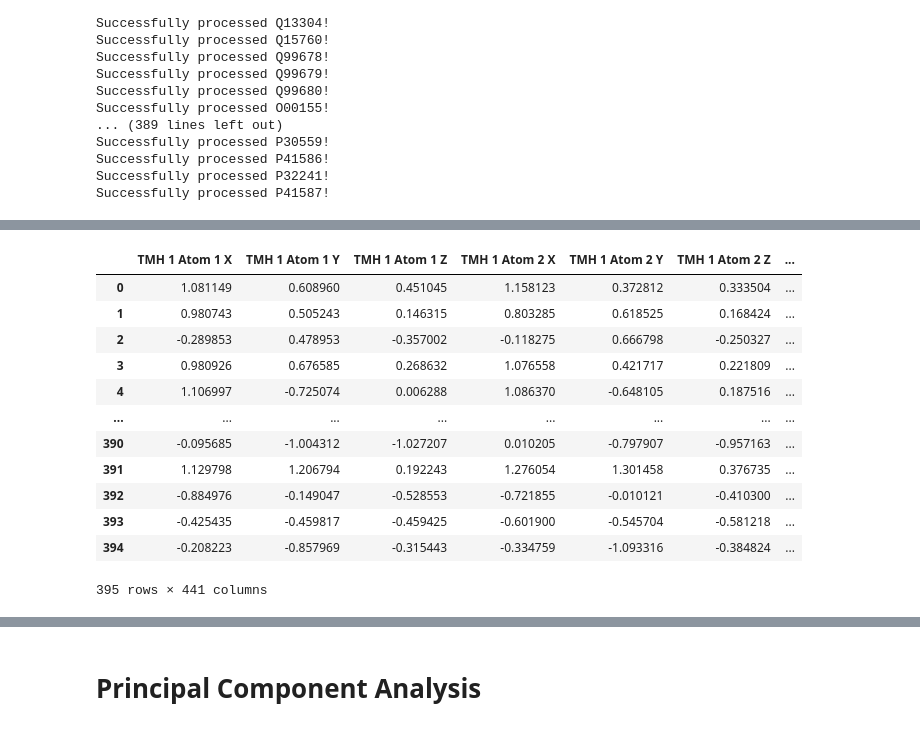
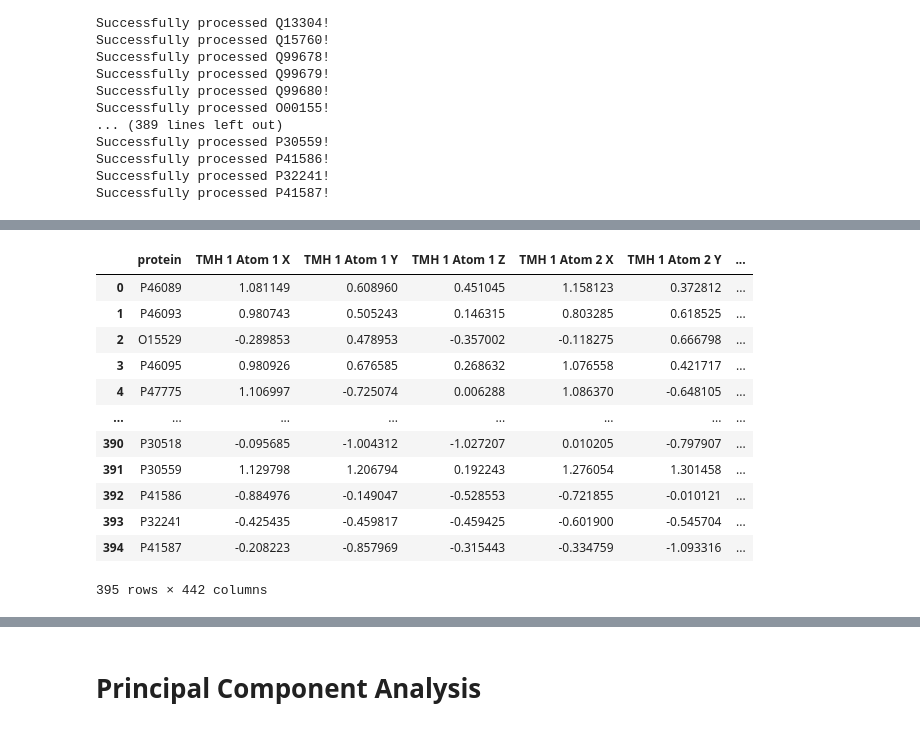
Before and after one commit to gleeeee0788/MSDS2025, a Jupyter notebook: DMW1/DMW1_Project.ipynb, the cells around one changed output, grey strips where cells are left out. Saved outputs shown, nothing was run; the diff lists cells and outputs as text; code cells hidden in the pictures.

```diff
--- a/DMW1/DMW1_Project.ipynb
+++ b/DMW1/DMW1_Project.ipynb
@@ -17,7 +32,6 @@ from sklearn.decomposition import PCA, FactorAnalysis
 def fetch_protein_data(uniprot_id, output_dirs):
     # Set up API endpoints
     api_url = f"https://alphafold.ebi.ac.uk/api/prediction/{uniprot_id}"
-    uniprot_url = f"https://rest.uniprot.org/uniprotkb/{uniprot_id}.json?fields=ft_topo_dom%2Cft_transmem"
 
     try:
         # Get protein details
@@ -170,5 +163,5 @@ def process_proteins(uniprot_ids, output_dirs):
 # %%
-file_path = 'GPCRTargets.csv'
+file_path = 'GPCRTargets-updated.csv'
 gpcr_targets_df = pd.read_csv(file_path, header=1)
 gpcr_targets_df.head()
 # %% [output]
@@ -182,5 +175,6 @@ gpcr_targets_df.head()
 # %%
-uniprot_ids = gpcr_targets_df['Human SwissProt'].dropna().tolist()
+gpcr_targets_df = gpcr_targets_df[['Human SwissProt', 'Family id', 'Class']].dropna(subset=['Human SwissProt'])
+uniprot_ids = gpcr_targets_df['Human SwissProt'].tolist()
 uniprot_ids
 # %% [output]
 ['P46089',
@@ -247,6 +238,12 @@ tmh_df
 # %%
 # Generate final parsed coordinates dataframe
-final_coord_df = process_proteins(uniprot_ids, output_dirs)
+output_dirs = {
+    'pdb': 'PDB_Files',
+    'images': 'Images',
+    'text': 'Text_Files'
+}
+
+coordinates_df = process_proteins(uniprot_ids, output_dirs)
 # %% [output]
 Successfully processed P46089!
 Successfully processed P46093!
@@ -289,26 +292,40 @@ final_coord_df
 # %%
 # Drop columns with more than 50% NA values
-threshold = len(final_coord_df) * 0.5
-df_cleaned = final_coord_df.dropna(axis=1, thresh=threshold)
+threshold = len(coordinates_df) * 0.5
+df_cleaned = coordinates_df.dropna(axis=1, thresh=threshold)
 
-# Handle missing numeric values
+# Handle missing numeric values by filling NaNs with the mean of each column
 df_cleaned.iloc[:, 1:] = df_cleaned.iloc[:, 1:].fillna(df_cleaned.iloc[:, 1:].mean())
 
-# Standardize
-df_scaled = StandardScaler().fit_transform(df_cleaned.iloc[:, 1:])
-df_scaled = pd.DataFrame(df_scaled, columns=df_cleaned.columns[1:])
-df_scaled
+# Sort columns based on the desired criteria (TMH, atom, axis)
+def extract_sort_key(col):
+    parts = col.split(' ')
+    tmh = int(parts[1])  # Extract TMH number (1 to 7)
+    atom = int(parts[3])  # Extract atom number
+    axis = parts[4]  # X, Y, or Z
+    return (tmh, atom, axis)
+
+# Get columns and sort them
+columns = df_cleaned.columns[1:]  # Exclude protein column
+sorted_columns = sorted(columns, key=extract_sort_key)
+
+# Reorder columns
+df_cleaned = df_cleaned[['protein'] + sorted_columns]
+
+# Standardize the numeric columns
+df_cleaned.iloc[:, 1:] = StandardScaler().fit_transform(df_cleaned.iloc[:, 1:])
+df_cleaned
 # %% [output]
-|  | TMH 1 Atom 1 X | TMH 1 Atom 1 Y | TMH 1 Atom 1 Z | TMH 1 Atom 2 X | TMH 1 Atom 2 Y | TMH 1 Atom 2 Z | ... |
-| 0 | 1.081149 | 0.608960 | 0.451045 | 1.158123 | 0.372812 | 0.333504 | ... |
-| 1 | 0.980743 | 0.505243 | 0.146315 | 0.803285 | 0.618525 | 0.168424 | ... |
-| 2 | -0.289853 | 0.478953 | -0.357002 | -0.118275 | 0.666798 | -0.250327 | ... |
-| 3 | 0.980926 | 0.676585 | 0.268632 | 1.076558 | 0.421717 | 0.221809 | ... |
-| 4 | 1.106997 | -0.725074 | 0.006288 | 1.086370 | -0.648105 | 0.187516 | ... |
+|  | protein | TMH 1 Atom 1 X | TMH 1 Atom 1 Y | TMH 1 Atom 1 Z | TMH 1 Atom 2 X | TMH 1 Atom 2 Y | ... |
+| 0 | P46089 | 1.081149 | 0.608960 | 0.451045 | 1.158123 | 0.372812 | ... |
+| 1 | P46093 | 0.980743 | 0.505243 | 0.146315 | 0.803285 | 0.618525 | ... |
+| 2 | O15529 | -0.289853 | 0.478953 | -0.357002 | -0.118275 | 0.666798 | ... |
+| 3 | P46095 | 0.980926 | 0.676585 | 0.268632 | 1.076558 | 0.421717 | ... |
+| 4 | P47775 | 1.106997 | -0.725074 | 0.006288 | 1.086370 | -0.648105 | ... |
 | ... | ... | ... | ... | ... | ... | ... | ... |
-| 390 | -0.095685 | -1.004312 | -1.027207 | 0.010205 | -0.797907 | -0.957163 | ... |
-| 391 | 1.129798 | 1.206794 | 0.192243 | 1.276054 | 1.301458 | 0.376735 | ... |
-| 392 | -0.884976 | -0.149047 | -0.528553 | -0.721855 | -0.010121 | -0.410300 | ... |
-| 393 | -0.425435 | -0.459817 | -0.459425 | -0.601900 | -0.545704 | -0.581218 | ... |
-| 394 | -0.208223 | -0.857969 | -0.315443 | -0.334759 | -1.093316 | -0.384824 | ... |
+| 390 | P30518 | -0.095685 | -1.004312 | -1.027207 | 0.010205 | -0.797907 | ... |
+| 391 | P30559 | 1.129798 | 1.206794 | 0.192243 | 1.276054 | 1.301458 | ... |
+| 392 | P41586 | -0.884976 | -0.149047 | -0.528553 | -0.721855 | -0.010121 | ... |
+| 393 | P32241 | -0.425435 | -0.459817 | -0.459425 | -0.601900 | -0.545704 | ... |
+| 394 | P41587 | -0.208223 | -0.857969 | -0.315443 | -0.334759 | -1.093316 | ... |
-395 rows × 441 columns
+395 rows × 442 columns
```
Also changed, not shown: parts of 75 cells of this notebook, 1 other file.
